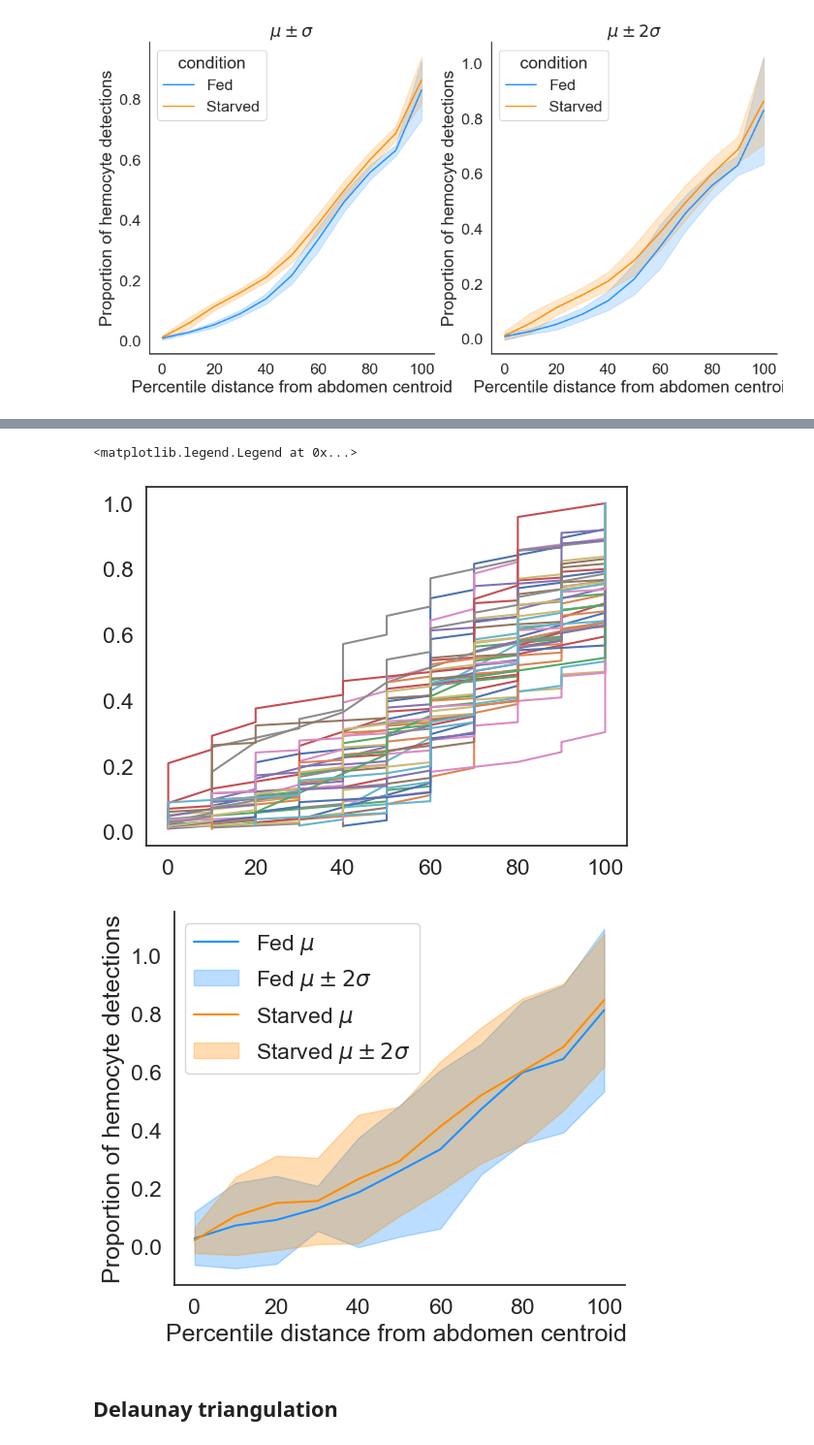
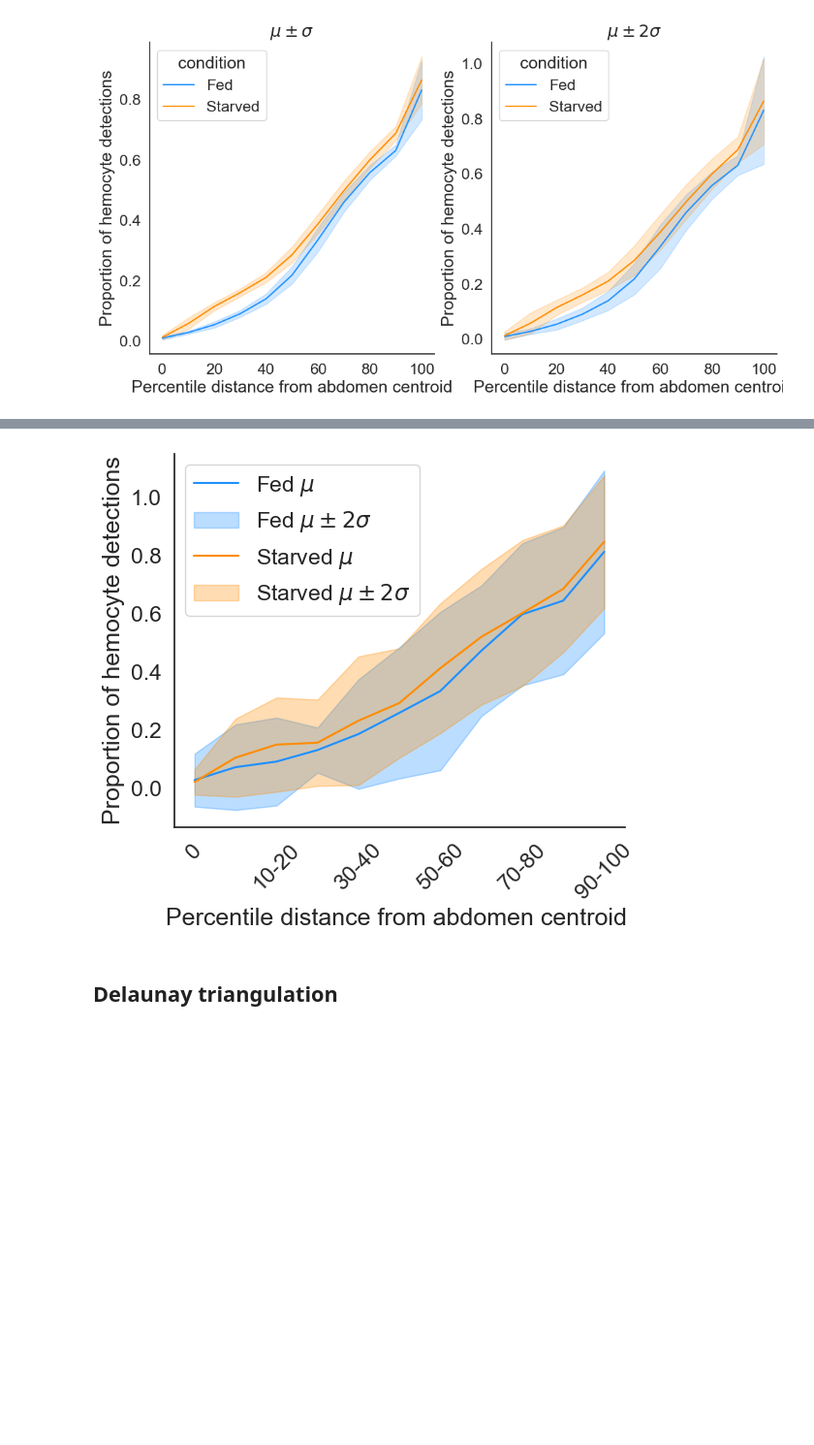
Before and after one commit to McCallLabBU/hemocyte_recruitment_image_quantification, a Jupyter notebook: code/exploratory_analysis_midsections.ipynb, the cells around one changed output, grey strips where cells are left out. Shown at 97% size. Drawn from its saved outputs; the diff is of its cells as text; code cells hidden in the pictures; blank space fills up the shorter version.

```diff
--- a/code/exploratory_analysis_midsections.ipynb
+++ b/code/exploratory_analysis_midsections.ipynb
@@ -534,29 +534,46 @@ percentile_dist_persection_ecdfs_frames = list()
 
 for section in hemocyte_coordinates['Image'].unique():
     percentile_dist_persection_ecdf = ECDF(hemocyte_coordinates[hemocyte_coordinates['Image']==section]['hemocyte_at_percentile_distance'])
-    plt.plot(percentile_dist_persection_ecdf.x,percentile_dist_persection_ecdf.y)
+    #print(max(percentile_dist_persection_ecdf.y))
+    #plt.plot(percentile_dist_persection_ecdf.x,percentile_dist_persection_ecdf.y)
     condition =  hemocyte_coordinates[hemocyte_coordinates['Image']==section]['condition'].unique()[0]
     percentile_dist_persection_ecdf_df = pd.DataFrame({"percentile_distance": percentile_dist_persection_ecdf.x,
                                                    "hemocyte_proportion": percentile_dist_persection_ecdf.y,
                                                    "image": section, "condition":condition})
     percentile_dist_persection_ecdfs_frames.append(percentile_dist_persection_ecdf_df)
 
+
 percentile_dist_persection_ecdfs_frames_df = pd.concat(percentile_dist_persection_ecdfs_frames)
 
+## At 100th percentile proportion is 1. Convert non 1 proportions to <100th percentile
+#percentile_dist_persection_ecdfs_frames_df['percentile_distance'] = np.where(
+#   (percentile_dist_persection_ecdfs_frames_df['percentile_distance'] == 100) &
+#   (percentile_dist_persection_ecdfs_frames_df['hemocyte_proportion'] <1) , 90, percentile_dist_persection_ecdfs_frames_df['percentile_distance']
+#   )
+
+#percentile_dist_persection_ecdfs_frames_df['percentile_distance'] = np.where(
+#   (percentile_dist_persection_ecdfs_frames_df['percentile_distance'] == 0) &
+#   (percentile_dist_persection_ecdfs_frames_df['hemocyte_proportion'] >0) , 10, percentile_dist_persection_ecdfs_frames_df['percentile_distance']
+ #  )
+
 percentile_dist_persection_ecdfs_frames_df['percentile_dist_cat'] = percentile_dist_persection_ecdfs_frames_df['percentile_distance'].replace(-np.inf,0).astype('category')
+percentile_dist_persection_ecdfs_frames_df
+#percentile_dist_persection_ecdfs_frames_df['percentile_dist_cat'] = pd.cut(percentile_dist_persection_ecdfs_frames_df["percentile_distance"],
+#                                                bins=[-np.inf,0,10,20,30,40,50,60,70,80,90,99,100],
+#                                                labels=[0,10,20,30,40,50,60,70,80,90,99,100])
 
-
-#print(percentile_dist_persection_ecdfs_frames_df.columns)
-print(percentile_dist_persection_ecdfs_frames_df[percentile_dist_persection_ecdfs_frames_df['percentile_distance']==100])
-
+distance_bins = {0:0, 10:'(0-10)', 20: '(10-20)', 30: '(20-30)', 40: '(30-40)', 50: '(40-50)',
+        60: '(50-60)', 70: '(60-70)',80: '(70-80)',90: '(80-90)',100: '(90-100)'}
+percentile_dist_persection_ecdfs_frames_df['distance_bins'] = percentile_dist_persection_ecdfs_frames_df['percentile_dist_cat'].map(distance_bins)
 
 percentile_dist_persection_ecdfs_frames_df_mean = percentile_dist_persection_ecdfs_frames_df[['condition','percentile_dist_cat','hemocyte_proportion']].groupby(['condition','percentile_dist_cat']).agg(['mean','std'])
 percentile_dist_persection_ecdfs_frames_df_mean = percentile_dist_persection_ecdfs_frames_df_mean.droplevel(0,axis=1).reset_index()
 percentile_dist_persection_ecdfs_frames_df_mean['mean+sd'] = percentile_dist_persection_ecdfs_frames_df_mean['mean']+2*percentile_dist_persection_ecdfs_frames_df_mean['std']
 percentile_dist_persection_ecdfs_frames_df_mean['mean-sd'] = percentile_dist_persection_ecdfs_frames_df_mean['mean']-2*percentile_dist_persection_ecdfs_frames_df_mean['std']
+
+
 fed = percentile_dist_persection_ecdfs_frames_df_mean[percentile_dist_persection_ecdfs_frames_df_mean['condition']=='Fed']
 starved = percentile_dist_persection_ecdfs_frames_df_mean[percentile_dist_persection_ecdfs_frames_df_mean['condition']=='Starved']
-
 
 fig,ax =plt.subplots(figsize=(6,5))
 ax.plot(fed['percentile_dist_cat'],fed['mean'],color="dodgerblue", label="Fed")
@@ -568,4 +585,5 @@ ax.spines['top'].set_visible(False)
 ax.set_xlabel("Percentile distance from abdomen centroid ")
 ax.set_ylabel("Proportion of hemocyte detections")
 ax.legend(['Fed $\mu$','Fed $\mu \pm 2\sigma$' , 'Starved $\mu$','Starved $\mu \pm 2\sigma$'])
+ax.set_xticklabels([0,0,'10-20','30-40','50-60','70-80','90-100'],rotation=45)
 # %% [output]
@@ -589,6 +598,4 @@ ax.legend(['Fed $\mu$','Fed $\mu \pm 2\sigma$' , 'Starved $\mu$','Starved $\mu \
-<matplotlib.legend.Legend at 0x...>
-[figure, old version]
+[figure, new version]
-[figure, removed]
 # %% [markdown]
 ## Delaunay triangulation
 # %%
```
Also changed, not shown: parts of 1 cell of this notebook, 1 other file.
